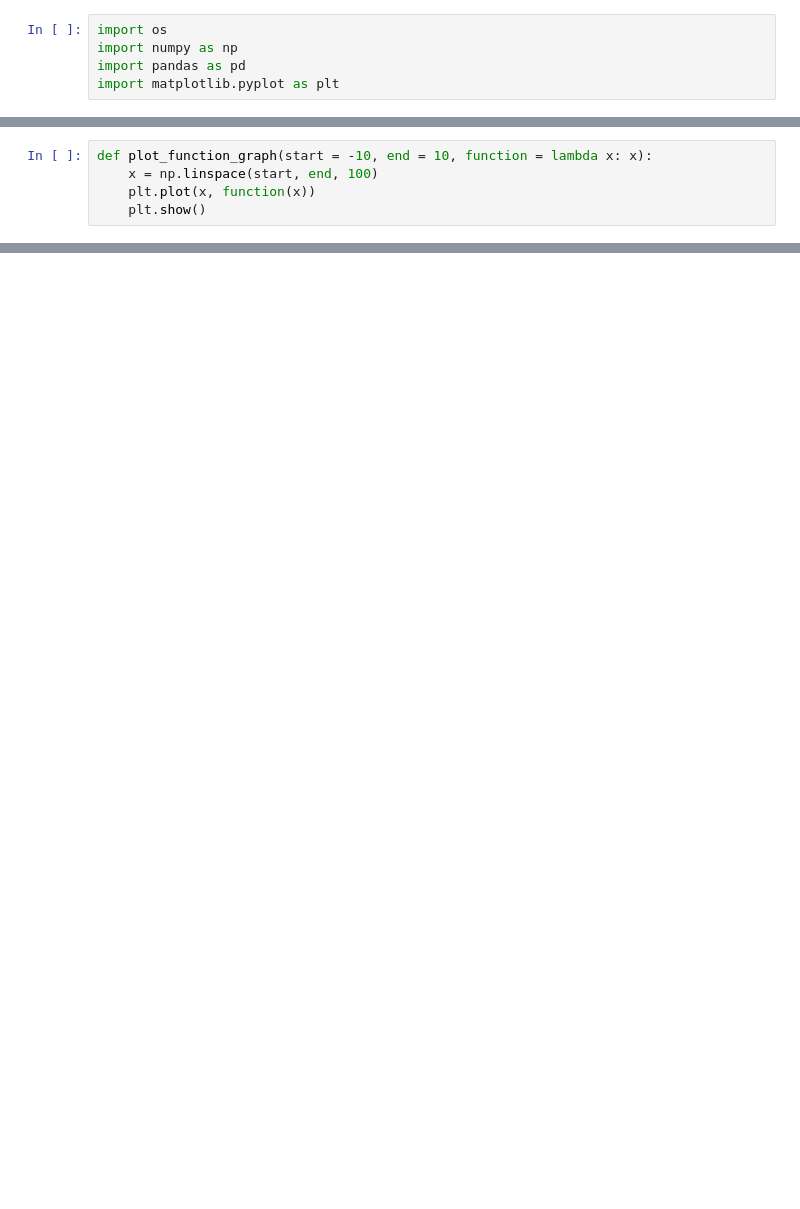
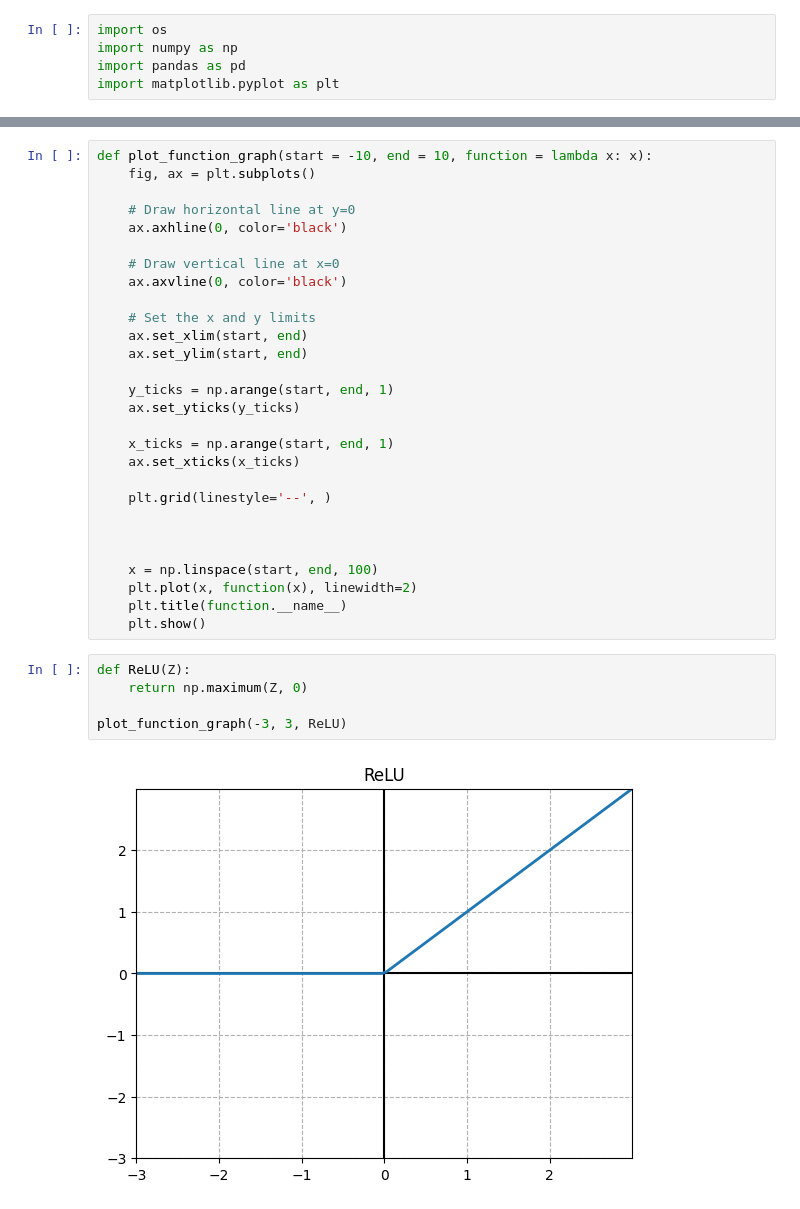
Before and after one commit to heitzlki/NeuralNetworkMNIST, a Jupyter notebook: nn_final_v1.ipynb, the cells around one changed output, grey strips where cells are left out. Saved outputs shown, nothing was run; the diff lists cells and outputs as text; blank space fills up the shorter version.

```diff
--- a/nn_final_v1.ipynb
+++ b/nn_final_v1.ipynb
@@ -79,5 +60,0 @@ print(data.head())
-# %%
-def plot_function_graph(start = -10, end = 10, function = lambda x: x):
-    x = np.linspace(start, end, 100)
-    plt.plot(x, function(x))
-    plt.show()
@@ -85,0 +396,35 @@ def plot_function_graph(start = -10, end = 10, function = lambda x: x):
+# %%
+def plot_function_graph(start = -10, end = 10, function = lambda x: x):
+    fig, ax = plt.subplots()
+
+    # Draw horizontal line at y=0
+    ax.axhline(0, color='black')
+
+    # Draw vertical line at x=0
+    ax.axvline(0, color='black')
+
+    # Set the x and y limits
+    ax.set_xlim(start, end)
+    ax.set_ylim(start, end)
+
+    y_ticks = np.arange(start, end, 1)
+    ax.set_yticks(y_ticks)
+
+    x_ticks = np.arange(start, end, 1)
+    ax.set_xticks(x_ticks)
+
+    plt.grid(linestyle='--', )
+
+
+
+    x = np.linspace(start, end, 100)
+    plt.plot(x, function(x), linewidth=2)
+    plt.title(function.__name__)
+    plt.show()
+# %%
+def ReLU(Z):
+    return np.maximum(Z, 0)
+
+plot_function_graph(-3, 3, ReLU)
+# %% [output]
+[figure, added]
```
Also changed, not shown: parts of 42 cells of this notebook.
